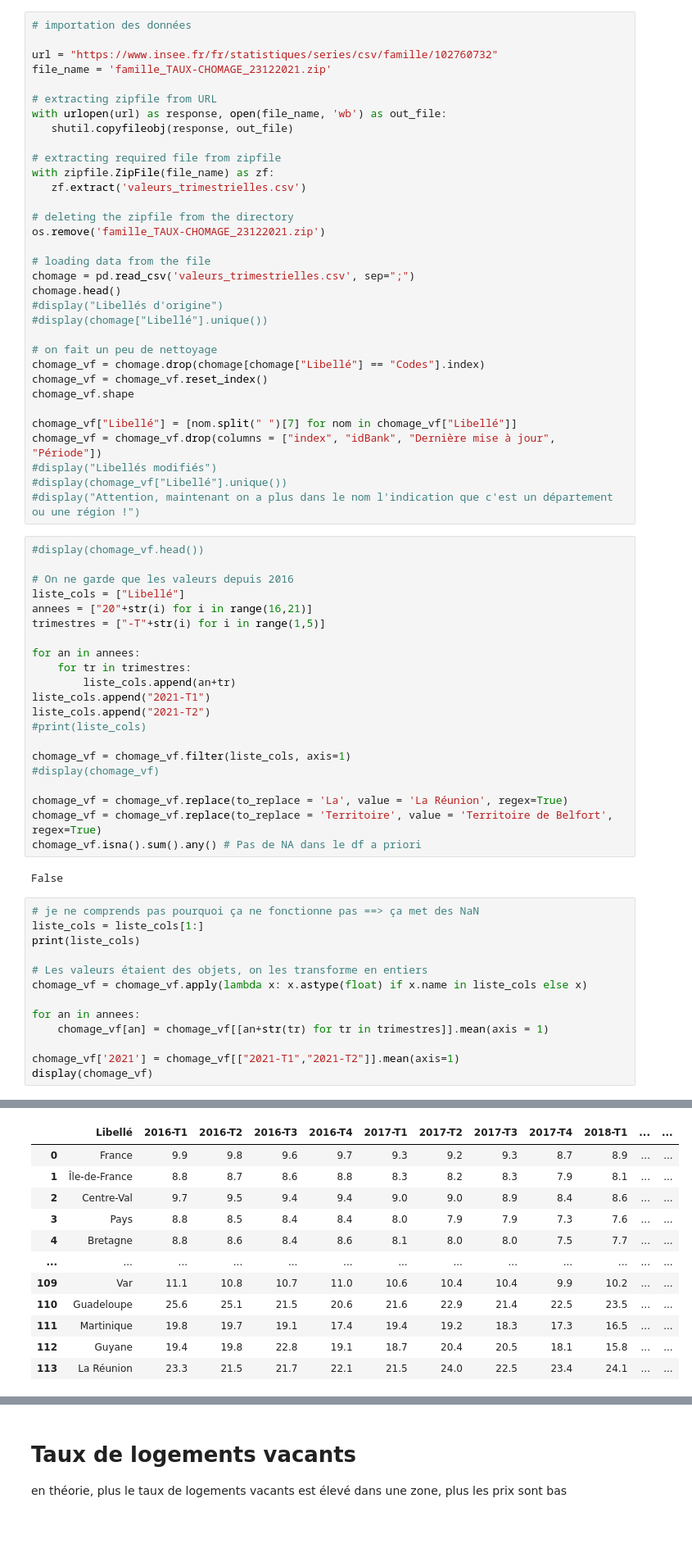
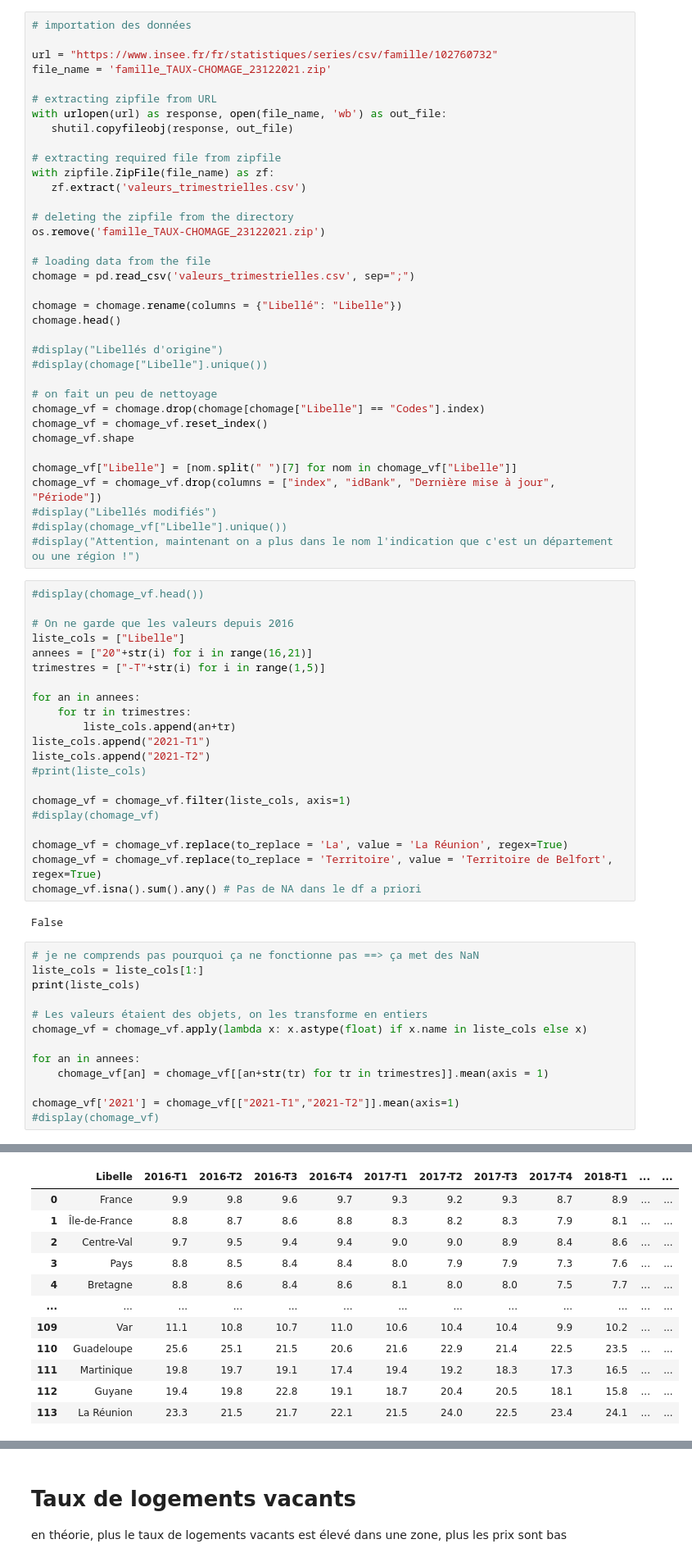
Before and after one commit to victor-kerros/tokenisation-immo, a Jupyter notebook: exploration_autres_data.ipynb, the cells around one changed output, grey strips where cells are left out. Shown at 82% size. Drawn from its saved outputs; the diff is of its cells as text; blank space fills up the shorter version.

```diff
--- a/exploration_autres_data.ipynb
+++ b/exploration_autres_data.ipynb
@@ -294,25 +294,28 @@ os.remove('famille_TAUX-CHOMAGE_23122021.zip')
 
 # loading data from the file
 chomage = pd.read_csv('valeurs_trimestrielles.csv', sep=";")
+
+chomage = chomage.rename(columns = {"Libellé": "Libelle"})
 chomage.head()
+
 #display("Libellés d'origine")
-#display(chomage["Libellé"].unique())
+#display(chomage["Libelle"].unique())
 
 # on fait un peu de nettoyage
-chomage_vf = chomage.drop(chomage[chomage["Libellé"] == "Codes"].index)
+chomage_vf = chomage.drop(chomage[chomage["Libelle"] == "Codes"].index)
 chomage_vf = chomage_vf.reset_index()
 chomage_vf.shape
 
-chomage_vf["Libellé"] = [nom.split(" ")[7] for nom in chomage_vf["Libellé"]]
+chomage_vf["Libelle"] = [nom.split(" ")[7] for nom in chomage_vf["Libelle"]]
 chomage_vf = chomage_vf.drop(columns = ["index", "idBank", "Dernière mise à jour", "Période"])
 #display("Libellés modifiés")
-#display(chomage_vf["Libellé"].unique())
+#display(chomage_vf["Libelle"].unique())
 #display("Attention, maintenant on a plus dans le nom l'indication que c'est un département ou une région !")
 # %%
 #display(chomage_vf.head())
 
 # On ne garde que les valeurs depuis 2016
-liste_cols = ["Libellé"]
+liste_cols = ["Libelle"]
 annees = ["20"+str(i) for i in range(16,21)]
 trimestres = ["-T"+str(i) for i in range(1,5)]
 
@@ -334,19 +337,19 @@ False
 # %%
 # je ne comprends pas pourquoi ça ne fonctionne pas ==> ça met des NaN
 liste_cols = liste_cols[1:]
 print(liste_cols)
 
 # Les valeurs étaient des objets, on les transforme en entiers
 chomage_vf = chomage_vf.apply(lambda x: x.astype(float) if x.name in liste_cols else x)
 
 for an in annees:
     chomage_vf[an] = chomage_vf[[an+str(tr) for tr in trimestres]].mean(axis = 1)
 
 chomage_vf['2021'] = chomage_vf[["2021-T1","2021-T2"]].mean(axis=1)
-display(chomage_vf)
+#display(chomage_vf)
 # %% [output]
 ['2016-T1', '2016-T2', '2016-T3', '2016-T4', '2017-T1', '2017-T2', '2017-T3', '2017-T4', '2018-T1', '2018-T2', '2018-T3', '2018-T4', '2019-T1', '2019-T2', '2019-T3', '2019-T4', '2020-T1', '2020-T2', ' ...
-|  | Libellé | 2016-T1 | 2016-T2 | 2016-T3 | 2016-T4 | 2017-T1 | 2017-T2 | 2017-T3 | 2017-T4 | 2018-T1 | ... | ... |
+|  | Libelle | 2016-T1 | 2016-T2 | 2016-T3 | 2016-T4 | 2017-T1 | 2017-T2 | 2017-T3 | 2017-T4 | 2018-T1 | ... | ... |
 | 0 | France | 9.9 | 9.8 | 9.6 | 9.7 | 9.3 | 9.2 | 9.3 | 8.7 | 8.9 | ... | ... |
 | 1 | Île-de-France | 8.8 | 8.7 | 8.6 | 8.8 | 8.3 | 8.2 | 8.3 | 7.9 | 8.1 | ... | ... |
 | 2 | Centre-Val | 9.7 | 9.5 | 9.4 | 9.4 | 9.0 | 9.0 | 8.9 | 8.4 | 8.6 | ... | ... |
```
Also changed, not shown: parts of 13 cells of this notebook, 1 other file.
